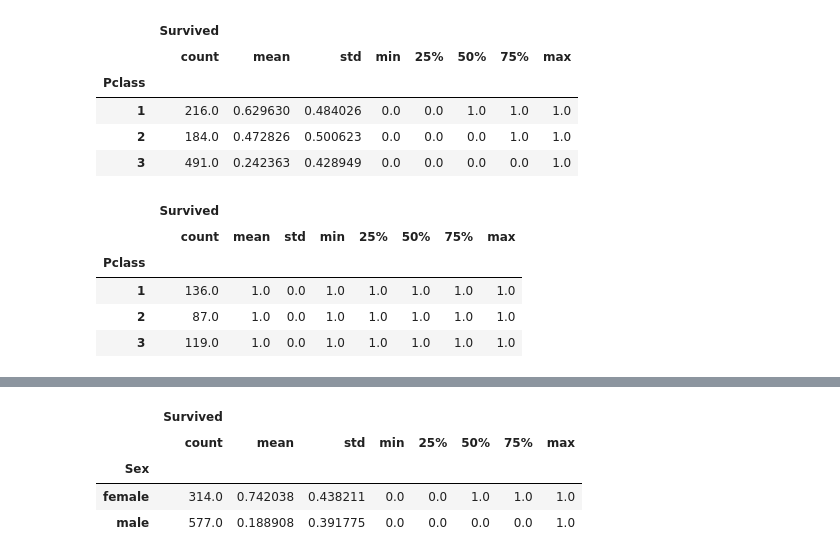
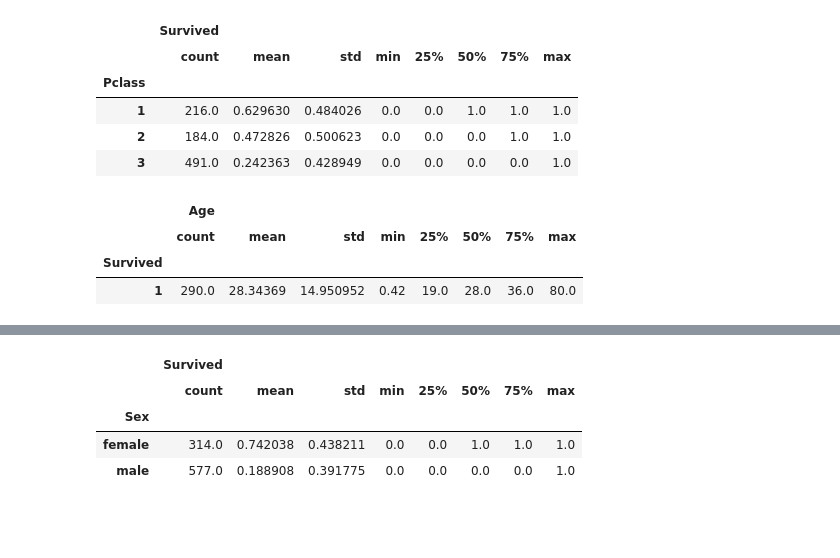
Before and after one commit to Saatarko/HomeworkDS, a Jupyter notebook: lesson8.ipynb, the cells around one changed output, grey strips where cells are left out. Cells and saved outputs as stored; diff of their text form; code cells hidden in the pictures; blank space fills up the shorter version.

```diff
--- a/lesson8.ipynb
+++ b/lesson8.ipynb
@@ -108,13 +402,9 @@ survivors.df[['Survived' ,'Pclass']].groupby(['Pclass']).describe()
 | 2 | 184.0 | 0.472826 | 0.500623 | 0.0 | 0.0 | 0.0 | 1.0 | 1.0 |
 | 3 | 491.0 | 0.242363 | 0.428949 | 0.0 | 0.0 | 0.0 | 0.0 | 1.0 |
 # %%
-filtered_df = survivors.df[(survivors.df['Survived'] == 1)]
-
-filtered_df[['Survived' ,'Pclass']].groupby(['Pclass']).describe()
+survivors.summary_statistics('Survived', 'Age', Survived=1)
 # %% [output]
-|  | Survived |  |  |  |  |  |  |  |
+|  | Age |  |  |  |  |  |  |  |
 |  | count | mean | std | min | 25% | 50% | 75% | max |
-| Pclass |  |  |  |  |  |  |  |  |
-| 1 | 136.0 | 1.0 | 0.0 | 1.0 | 1.0 | 1.0 | 1.0 | 1.0 |
-| 2 | 87.0 | 1.0 | 0.0 | 1.0 | 1.0 | 1.0 | 1.0 | 1.0 |
-| 3 | 119.0 | 1.0 | 0.0 | 1.0 | 1.0 | 1.0 | 1.0 | 1.0 |
+| Survived |  |  |  |  |  |  |  |  |
+| 1 | 290.0 | 28.34369 | 14.950952 | 0.42 | 19.0 | 28.0 | 36.0 | 80.0 |
```
Also changed, not shown: parts of 84 cells of this notebook, 1 other file.
